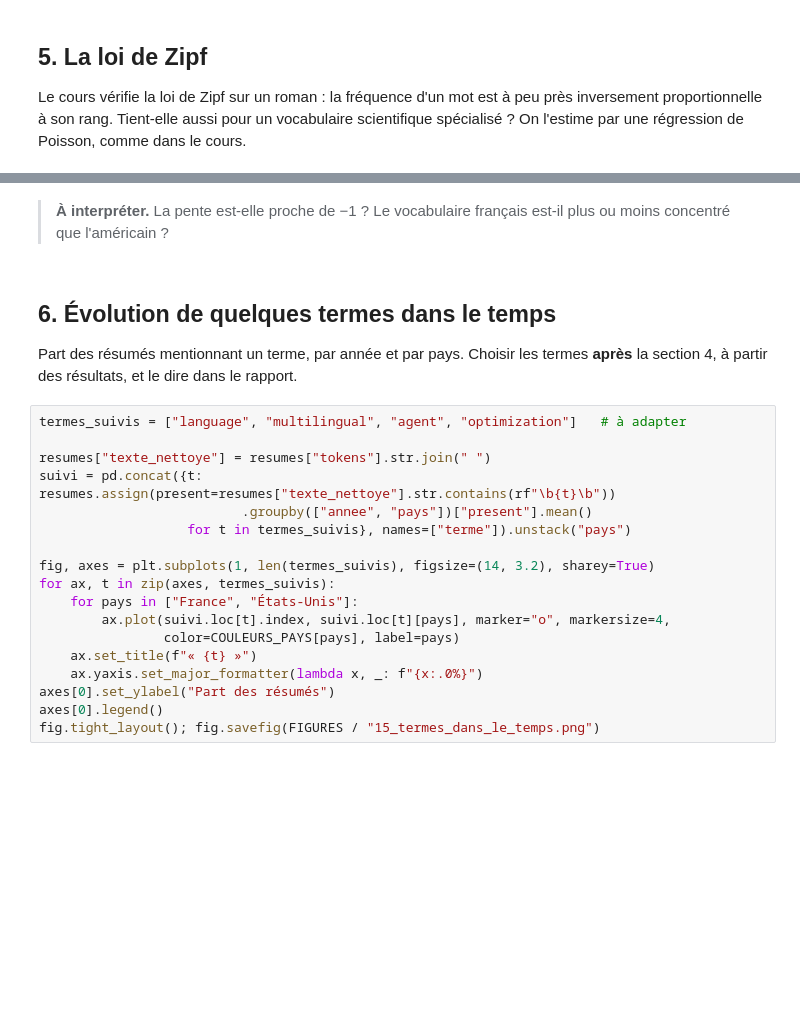
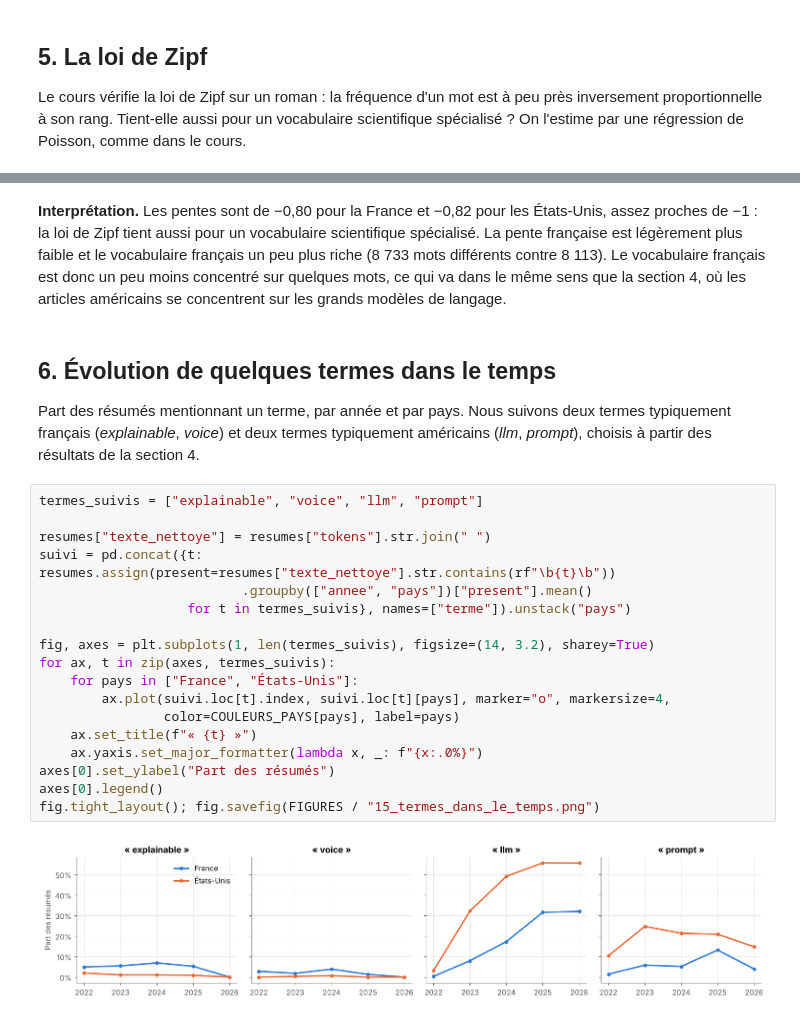
Before and after one commit to edouardpetuaudletang/projet-ia-france, a Jupyter notebook: notebooks/02_nlp_termes.ipynb, the cells around one changed output, grey strips where cells are left out. Saved outputs shown, nothing was run; the diff lists cells and outputs as text; blank space fills up the shorter version.

Commit message:
Annexes : interprétations rédigées, notebooks exécutés

```diff
--- a/notebooks/02_nlp_termes.ipynb
+++ b/notebooks/02_nlp_termes.ipynb
@@ -138,24 +198,26 @@ pd.DataFrame(lignes)
 # %% [markdown]
-> **À interpréter.** La pente est-elle proche de −1 ? Le vocabulaire français est-il plus ou moins concentré que l'américain ?
+**Interprétation.** Les pentes sont de −0,80 pour la France et −0,82 pour les États-Unis, assez proches de −1 : la loi de Zipf tient aussi pour un vocabulaire scientifique spécialisé. La pente française est légèrement plus faible et le vocabulaire français un peu plus riche (8 733 mots différents contre 8 113). Le vocabulaire français est donc un peu moins concentré sur quelques mots, ce qui va dans le même sens que la section 4, où les articles américains se concentrent sur les grands modèles de langage.
 # %% [markdown]
 ## 6. Évolution de quelques termes dans le temps
 
-Part des résumés mentionnant un terme, par année et par pays. Choisir les termes **après** la section 4, à partir des résultats, et le dire dans le rapport.
+Part des résumés mentionnant un terme, par année et par pays. Nous suivons deux termes typiquement français (*explainable*, *voice*) et deux termes typiquement américains (*llm*, *prompt*), choisis à partir des résultats de la section 4.
 # %%
-termes_suivis = ["language", "multilingual", "agent", "optimization"]   # à adapter
+termes_suivis = ["explainable", "voice", "llm", "prompt"]
 
 resumes["texte_nettoye"] = resumes["tokens"].str.join(" ")
 suivi = pd.concat({t: resumes.assign(present=resumes["texte_nettoye"].str.contains(rf"\b{t}\b"))
                           .groupby(["annee", "pays"])["present"].mean()
                    for t in termes_suivis}, names=["terme"]).unstack("pays")
 
 fig, axes = plt.subplots(1, len(termes_suivis), figsize=(14, 3.2), sharey=True)
 for ax, t in zip(axes, termes_suivis):
     for pays in ["France", "États-Unis"]:
         ax.plot(suivi.loc[t].index, suivi.loc[t][pays], marker="o", markersize=4,
                 color=COULEURS_PAYS[pays], label=pays)
     ax.set_title(f"« {t} »")
     ax.yaxis.set_major_formatter(lambda x, _: f"{x:.0%}")
 axes[0].set_ylabel("Part des résumés")
 axes[0].legend()
 fig.tight_layout(); fig.savefig(FIGURES / "15_termes_dans_le_temps.png")
+# %% [output]
+[figure, added]
```
Also changed, not shown: parts of 18 cells of this notebook, 3 other files.
